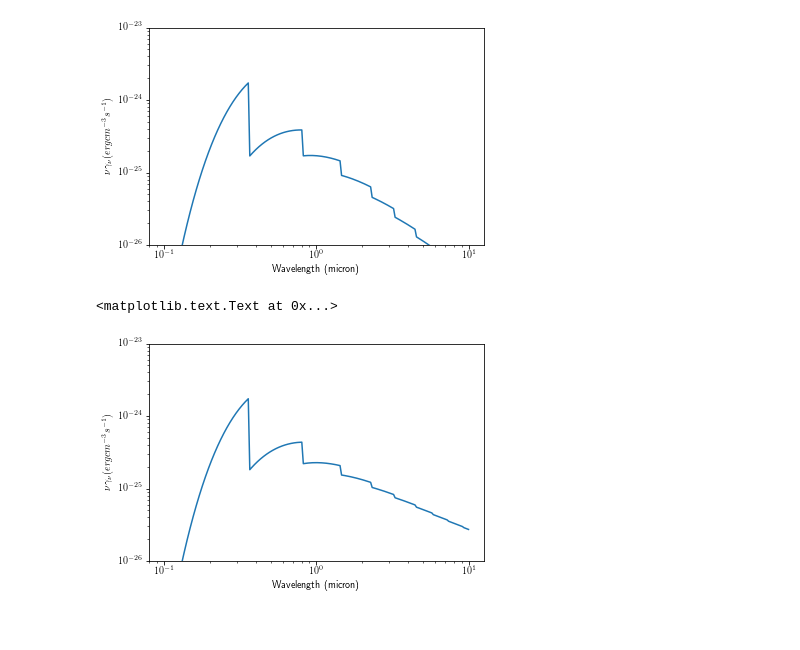
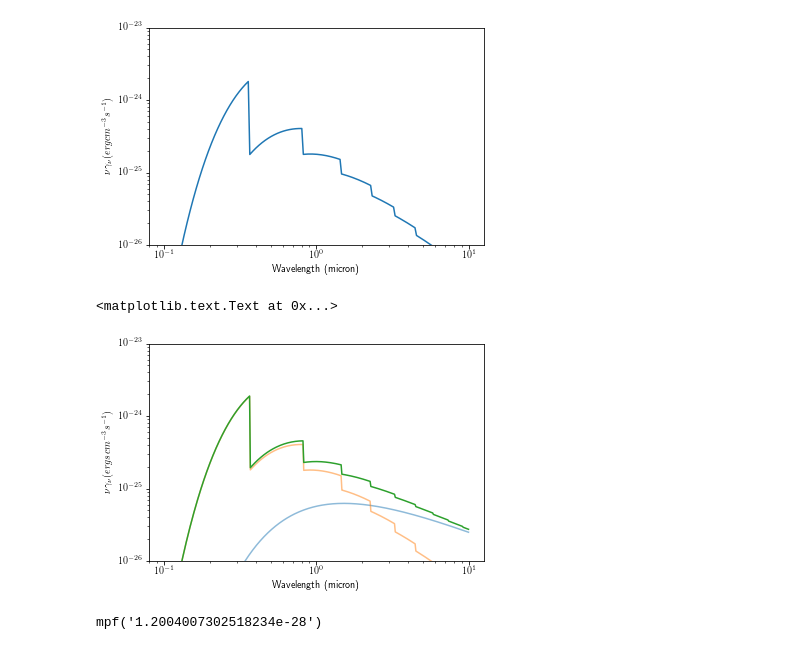
Before and after one commit to goyarzun/RadiationProject, a Jupyter notebook: Get Out.ipynb, the cells around one changed output. Cells and saved outputs as stored; diff of their text form; code cells hidden in the pictures.

Commit message:
MudboundFree and FiftyShadesFreeFree are 100%

```diff
--- a/Get Out.ipynb
+++ b/Get Out.ipynb
@@ -115,12 +120,14 @@ def emissivity_free_free(Z, Ni, Ne, T, nu):
     T_Ha = T * 3.16680853419133e-6
     hnu_Ha = nu * 1.519828500715e-16
 
-    term = scipy.integrate.quad(lambda x:np.exp(-x/T_Ha) * gaunt_free_free(Z, fsc*(2*(x-hnu_Ha))**.5, hnu_Ha), hnu_Ha, np.inf)[0]
-    term /= scipy.integrate.quad(lambda x: x**.5 * np.exp(-x/T_Ha), 0, np.inf)[0]
+    term = scipy.integrate.quad(lambda x: np.exp(-x / T_Ha) * gaunt_free_free(
+        Z, fsc * (2 * (x - hnu_Ha))**.5, hnu_Ha), hnu_Ha, np.inf)[0]
+    term /= scipy.integrate.quad(lambda x: x**.5 *
+                                 np.exp(-x / T_Ha), 0, np.inf)[0]
     # the exponential is folded into the numerator
 
     prefactor = 2**5 * np.pi * Z**2 * e_e**6 / 3 / m_e / c**3
-    temp2 = (2 * np.pi / 3 /kb/m_e/T)**.5
-    return Ni*Ne*prefactor*temp2*term
+    temp2 = (2 * np.pi / 3 / kb / m_e / T)**.5
+    return Ni * Ne * prefactor * temp2 * term
 # %%
 test = []
@@ -222,13 +237,14 @@ def sigma_bf_n(n, Z, nu):
 def gamma_fb_n(n, Z, nu, T):
     """emission coefficient of single-shell bound-free transition for
     an ensemble of electrons at temperature T"""
-    A = (2/np.pi)**.5
-    B = np.exp(Z**2 * Ry_in_erg/n**2 / kb/T)/c**2/(m_e * kb*T)**(3/2)
-    C = 2 * n**2 * h * (h*nu)**3
+    A = (2 / np.pi)**.5
+    B = np.exp(Z**2 * Ry_in_erg / n**2 / kb / T) / \
+        c**2 / (m_e * kb * T)**(3 / 2)
+    C = 2 * n**2 * h * (h * nu)**3
     D = sigma_bf_n(n, Z, nu)
-    E = np.exp(-h*nu/kb/T)
+    E = np.exp(-h * nu / kb / T)
 
-    return A*B*C*D*E
+    return A * B * C * D * E
 # %%
 def j_nu_fb(n, Z, nu, T, n_i, n_e):
     """emission coefficient of shell-sum bound-free transition"""
@@ -248,13 +265,21 @@ plt.xlabel('Wavelength (micron)')
 [figure]
 # %%
 test2 = []
-for nu in np.logspace(np.log10(3e13),np.log10(3e15),200):
-    test2.append(nu * (1/2/np.pi*emissivity_free_free(1, 1, 1, 10000, nu) + 3*j_nu_fb(20, 1, nu, 10000,1e4,1e4)))
+test3 = []
+for nu in np.logspace(np.log10(3e13), np.log10(3e15), 400):
+    test2.append(nu * 1 / 2 / np.pi * emissivity_free_free(1, 1, 1, 10000, nu))
+    test3.append(nu * j_nu_fb(20, 1, nu, 10000, 1e4, 1e4))
 # %%
-plt.loglog(3e14/np.logspace(np.log10(3e13),np.log10(3e15),200), np.array(test2))
-plt.ylim(1e-26,1e-23)
-plt.ylabel(r'\nu \gamma_{\nu} (erg cm^{-3}s^{-1})')
+plt.loglog(3e14 / np.logspace(np.log10(3e13), np.log10(3e15), 400),
+           np.array(test2), alpha=.5)
+plt.loglog(3e14 / np.logspace(np.log10(3e13), np.log10(3e15), 400),
+           np.pi * np.array(test3), alpha=.5)
+plt.loglog(3e14 / np.logspace(np.log10(3e13), np.log10(3e15), 400),
+           np.array(test2) + np.pi * np.array(test3))
+
+plt.ylim(1e-26, 1e-23)
+plt.ylabel(r'\nu \gamma_{\nu} (ergs \, cm^{-3}s^{-1})')
 plt.xlabel('Wavelength (micron)')
 # %% [output]
 <matplotlib.text.Text at 0x...>
-[figure, old version]
+[figure, new version]
@@ -260,0 +294,4 @@ plt.xlabel('Wavelength (micron)')
+# %%
+nebular_continuum_emission(20, 1, 3e14, 10000, 1, 1, .5, 1)
+# %% [output]
+mpf('1.2004007302518234e-28')
```
Also changed, not shown: parts of 15 cells of this notebook, 2 other files.
